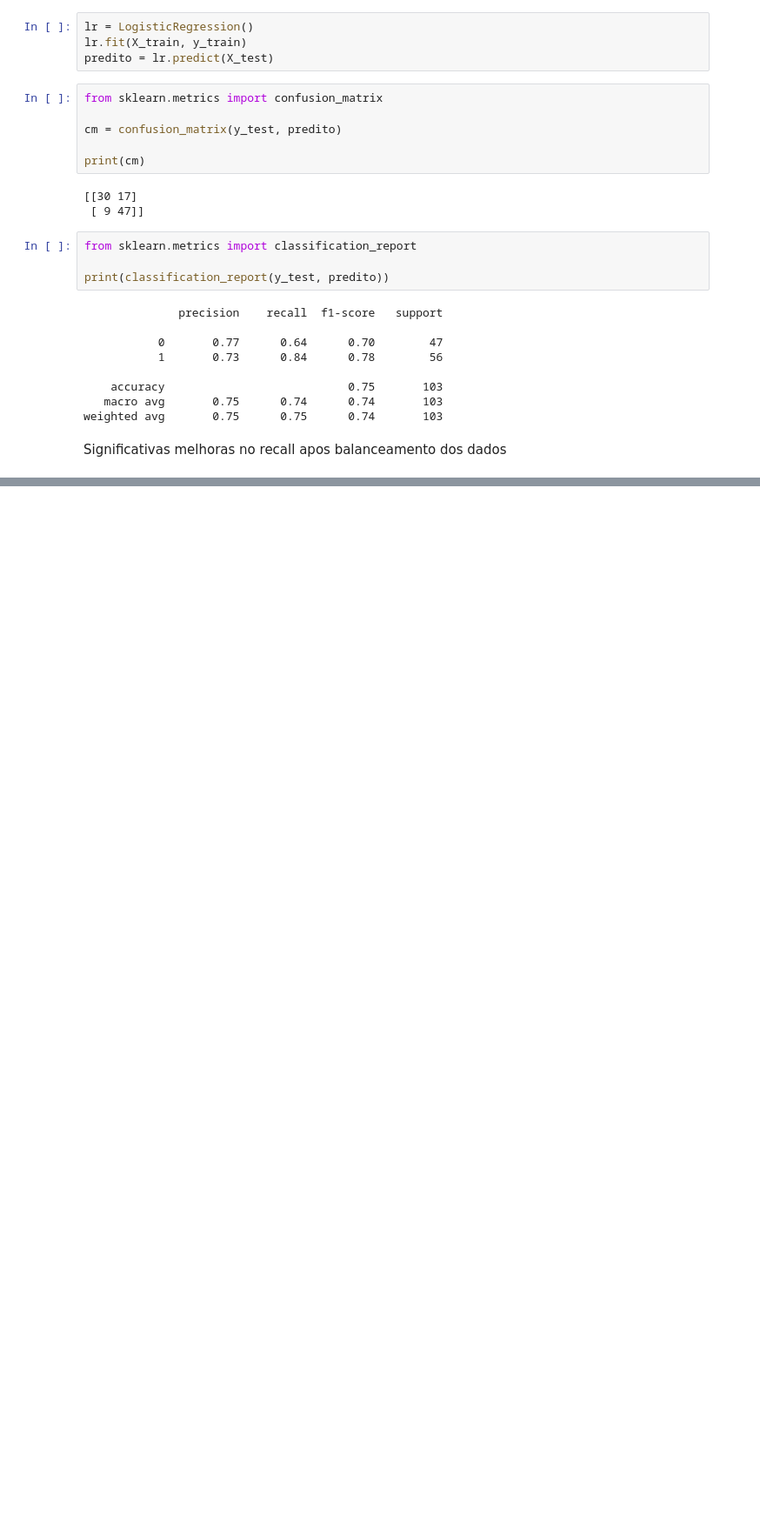
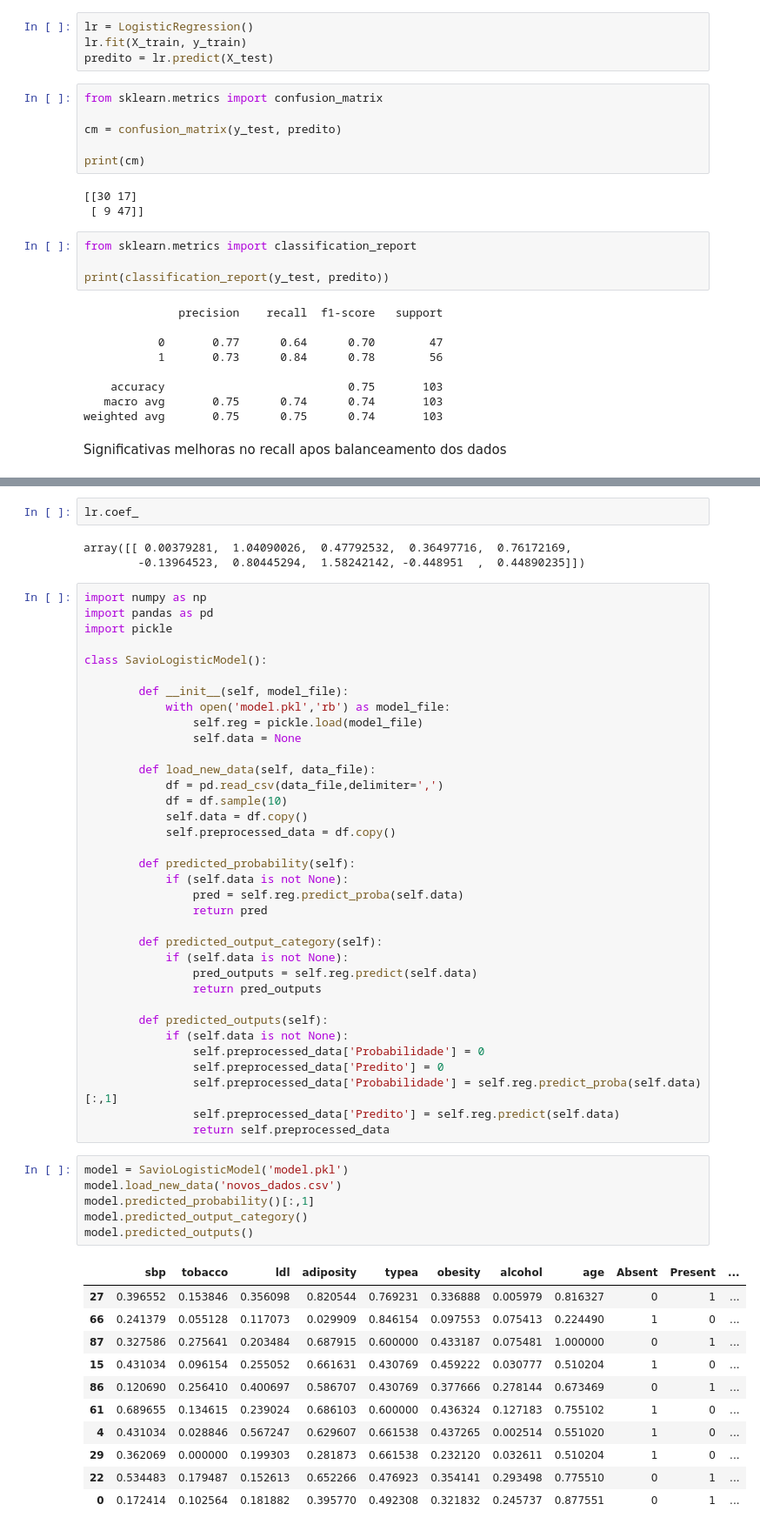
Before and after one commit to Havyx/Pocket_Manual_Jupyter_Notebooks, a Jupyter notebook: savio_regressao_logistica.ipynb, the cells around one changed output, grey strips where cells are left out. Shown: that part at 87% size. Saved outputs shown, nothing was run; the diff lists cells and outputs as text; blank space fills up the shorter version.

```diff
--- a/savio_regressao_logistica.ipynb
+++ b/savio_regressao_logistica.ipynb
@@ -177,0 +220,58 @@ Significativas melhoras no recall apos balanceamento dos dados
+# %%
+lr.coef_
+# %% [output]
+array([[ 0.00379281,  1.04090026,  0.47792532,  0.36497716,  0.76172169,
+        -0.13964523,  0.80445294,  1.58242142, -0.448951  ,  0.44890235]])
+# %%
+import numpy as np
+import pandas as pd
+import pickle
+
+class SavioLogisticModel():
+
+        def __init__(self, model_file):
+            with open('model.pkl','rb') as model_file:
+                self.reg = pickle.load(model_file)
+                self.data = None
+
+        def load_new_data(self, data_file):
+            df = pd.read_csv(data_file,delimiter=',')
+            df = df.sample(10)
+            self.data = df.copy()
+            self.preprocessed_data = df.copy()
+
+        def predicted_probability(self):
+            if (self.data is not None):
+                pred = self.reg.predict_proba(self.data)
+                return pred
+
+        def predicted_output_category(self):
+            if (self.data is not None):
+                pred_outputs = self.reg.predict(self.data)
+                return pred_outputs
+
+        def predicted_outputs(self):
+            if (self.data is not None):
+                self.preprocessed_data['Probabilidade'] = 0
+                self.preprocessed_data['Predito'] = 0
+                self.preprocessed_data['Probabilidade'] = self.reg.predict_proba(self.data)[:,1]
+                self.preprocessed_data['Predito'] = self.reg.predict(self.data)
+                return self.preprocessed_data
+# %%
+model = SavioLogisticModel('model.pkl')
+model.load_new_data('novos_dados.csv')
+model.predicted_probability()[:,1]
+model.predicted_output_category()
+model.predicted_outputs()
+# %% [output]
+|  | sbp | tobacco | ldl | adiposity | typea | obesity | alcohol | age | Absent | Present | ... |
+| 27 | 0.396552 | 0.153846 | 0.356098 | 0.820544 | 0.769231 | 0.336888 | 0.005979 | 0.816327 | 0 | 1 | ... |
+| 66 | 0.241379 | 0.055128 | 0.117073 | 0.029909 | 0.846154 | 0.097553 | 0.075413 | 0.224490 | 1 | 0 | ... |
+| 87 | 0.327586 | 0.275641 | 0.203484 | 0.687915 | 0.600000 | 0.433187 | 0.075481 | 1.000000 | 0 | 1 | ... |
+| 15 | 0.431034 | 0.096154 | 0.255052 | 0.661631 | 0.430769 | 0.459222 | 0.030777 | 0.510204 | 1 | 0 | ... |
+| 86 | 0.120690 | 0.256410 | 0.400697 | 0.586707 | 0.430769 | 0.377666 | 0.278144 | 0.673469 | 0 | 1 | ... |
+| 61 | 0.689655 | 0.134615 | 0.239024 | 0.686103 | 0.600000 | 0.436324 | 0.127183 | 0.755102 | 1 | 0 | ... |
+| 4 | 0.431034 | 0.028846 | 0.567247 | 0.629607 | 0.661538 | 0.437265 | 0.002514 | 0.551020 | 1 | 0 | ... |
+| 29 | 0.362069 | 0.000000 | 0.199303 | 0.281873 | 0.661538 | 0.232120 | 0.032611 | 0.510204 | 1 | 0 | ... |
+| 22 | 0.534483 | 0.179487 | 0.152613 | 0.652266 | 0.476923 | 0.354141 | 0.293498 | 0.775510 | 0 | 1 | ... |
+| 0 | 0.172414 | 0.102564 | 0.181882 | 0.395770 | 0.492308 | 0.321832 | 0.245737 | 0.877551 | 0 | 1 | ... |
```
Also changed, not shown: parts of 12 cells of this notebook, 3 other files.
